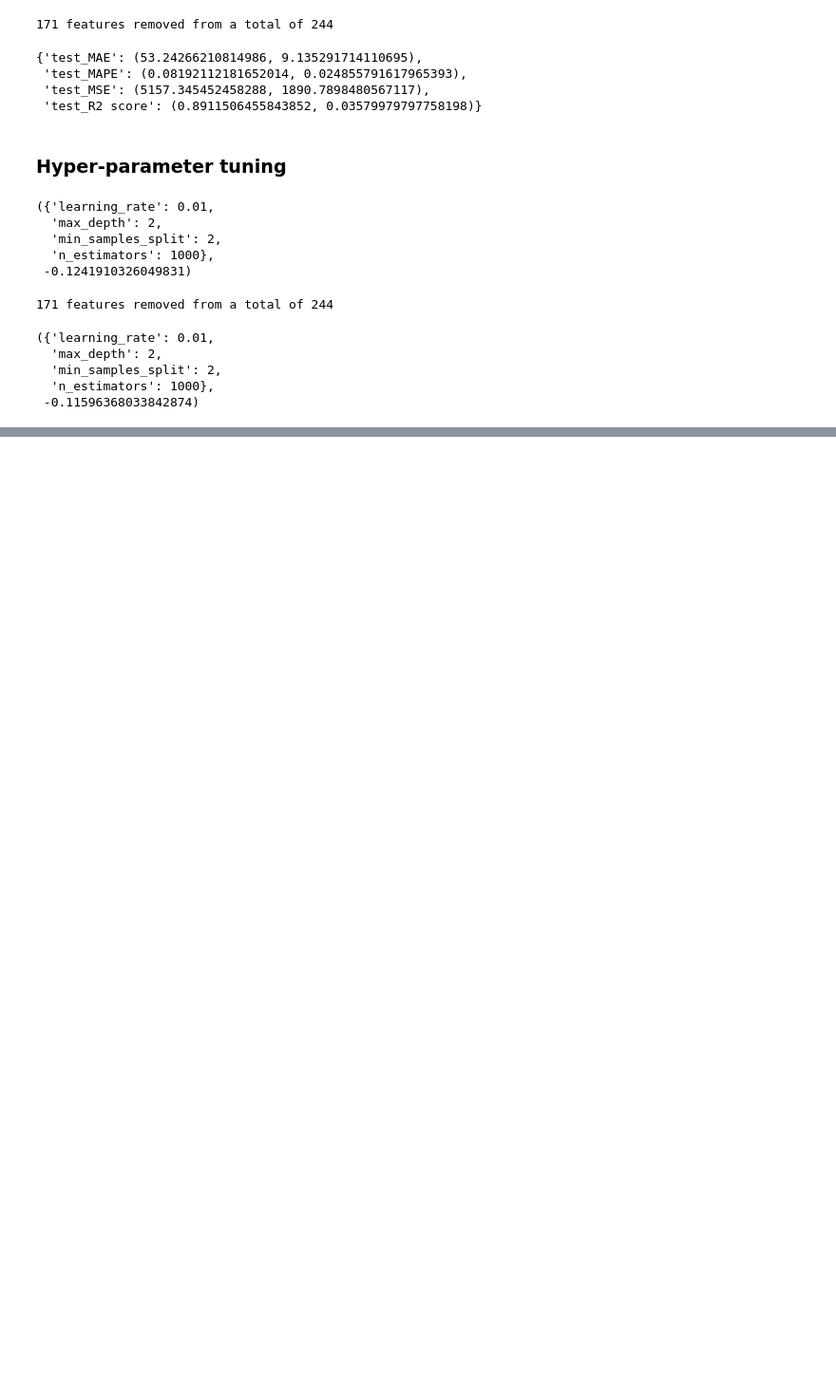
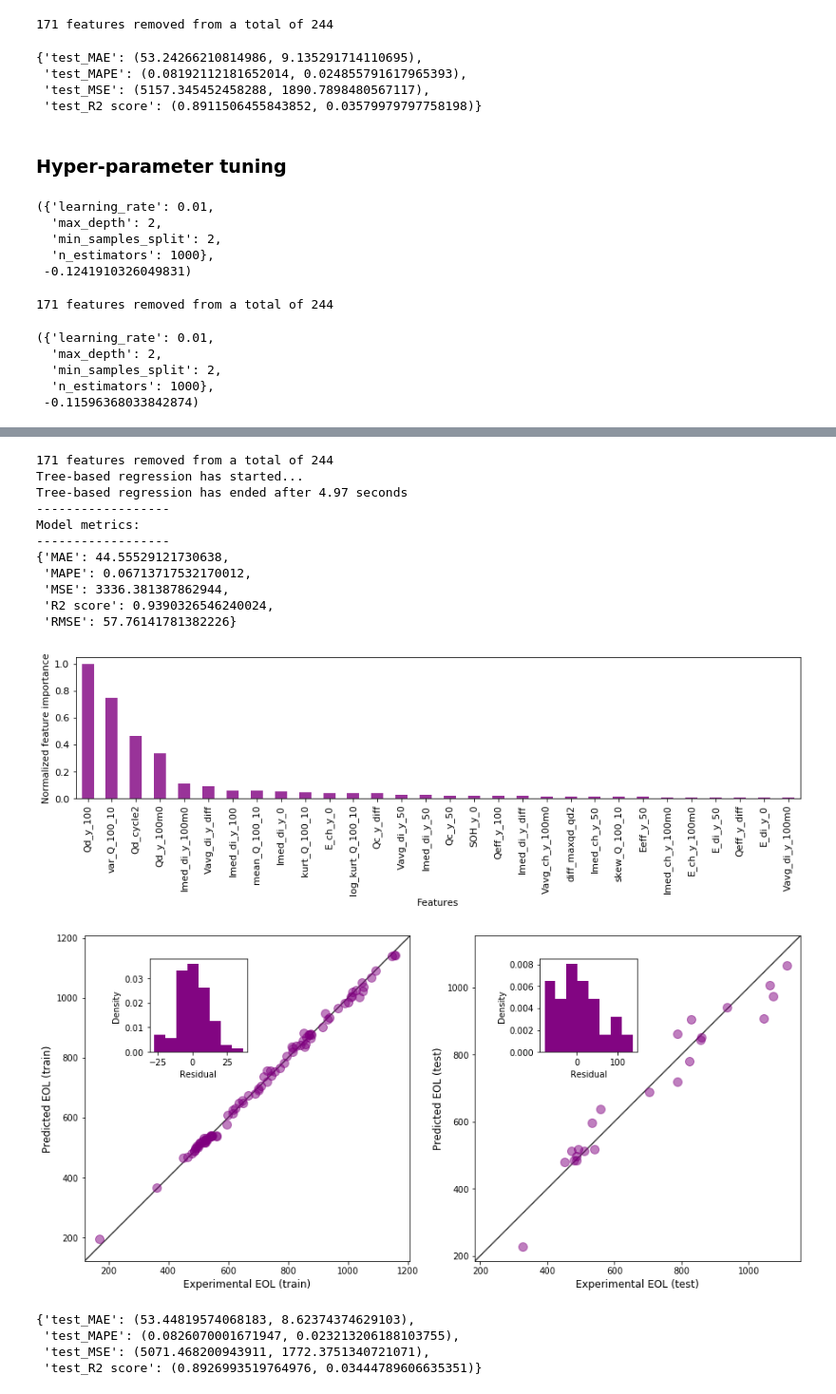
Before and after one commit to Rasheed19/MAC-MIGS-extended-project, a Jupyter notebook: 03_XGBoost_model.ipynb, the cells around one changed output, grey strips where cells are left out. Shown at 95% size. Drawn from its saved outputs; the diff is of its cells as text; code cells hidden in the pictures; blank space fills up the shorter version.

Commit message:
add grid search results

```diff
--- a/03_XGBoost_model.ipynb
+++ b/03_XGBoost_model.ipynb
@@ -344,0 +375,38 @@ utils_models.hyperparameter_tuning(df, estimator, param_grid, scoring, cv, featu
+# %%
+# for the model using selected features
+best_model_selected, metrics_selected = utils_models.fit_tree_based_regression(df=df,
+                                                                                test_size=test_size,
+                                                                                feature_selection=True,
+                                                                                scaling=False,
+                                                                                params=best_param,
+                                                                                plot=True,
+                                                                                fname='best_selected_features_xgb_model',
+                                                                                k=0.3)
+# %% [output]
+171 features removed from a total of 244
+Tree-based regression has started...
+Tree-based regression has ended after 4.97 seconds
+------------------
+Model metrics:
+------------------
+{'MAE': 44.55529121730638,
+ 'MAPE': 0.06713717532170012,
+ 'MSE': 3336.381387862944,
+ 'R2 score': 0.9390326546240024,
+ 'RMSE': 57.76141781382226}
+[figure, added]
+[figure, added]
+# %%
+# Repeated k-fold cross-validation for the model obtained from grid search and using all features
+model = XGBRegressor(**best_param)
+utils_models.repeated_kfold_cross_validation(model=model,
+                                            df=df,
+                                            n_splits=3,
+                                            n_repeats=3,
+                                            feature_selection=False,
+                                            scaling=False)
+# %% [output]
+{'test_MAE': (53.44819574068183, 8.62374374629103),
+ 'test_MAPE': (0.0826070001671947, 0.023213206188103755),
+ 'test_MSE': (5071.468200943911, 1772.3751340721071),
+ 'test_R2 score': (0.8926993519764976, 0.03444789606635351)}
```
Also changed, not shown: parts of 10 cells of this notebook.
